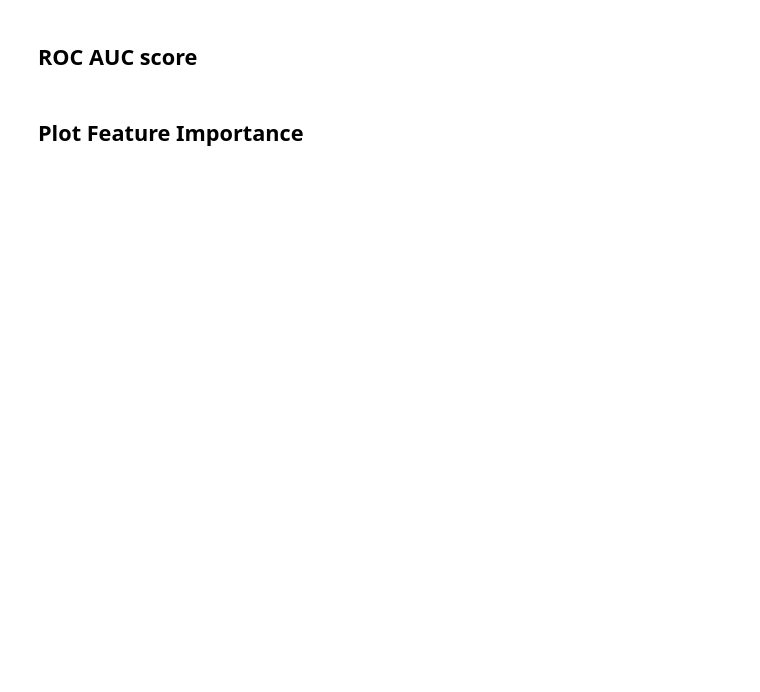
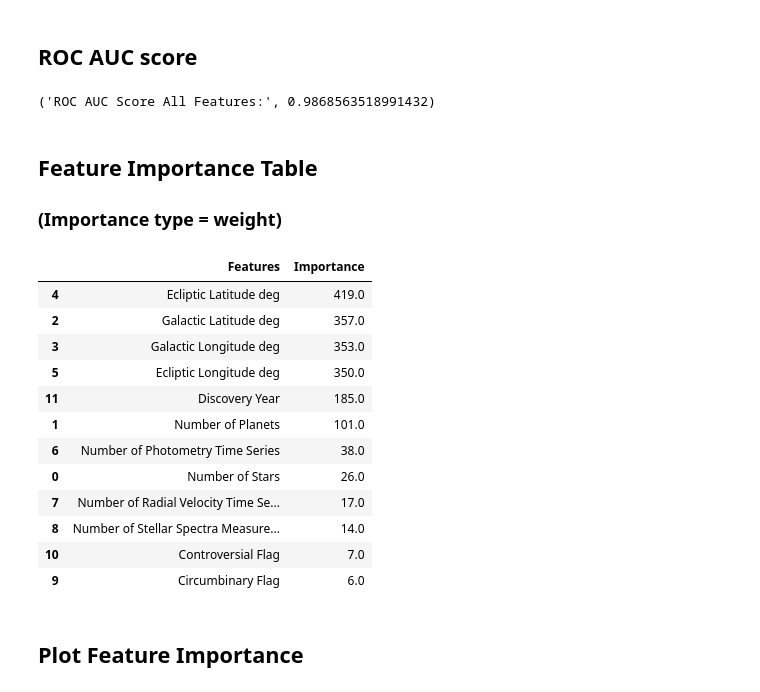
Before and after one commit to KevinCollazos64/Exoplanet-Discovery-Method-ML, a Jupyter notebook: Exoplanet_Composite_XGBoost_All_Features.ipynb, the cells around one changed output. Cells and saved outputs as stored; diff of their text form; code cells hidden in the pictures; blank space fills up the shorter version.

Commit message:
trained and evaluated xgboost model performance including all features after initial preprocessing. Gained insight on features to exclude in the refined features xgboost model

```diff
--- a/Exoplanet_Composite_XGBoost_All_Features.ipynb
+++ b/Exoplanet_Composite_XGBoost_All_Features.ipynb
@@ -58,5 +58,14 @@ from sklearn.metrics import classification_report, accuracy_score, roc_auc_score
 import matplotlib.pyplot as plt
 
 xgb_model_all = xgb.XGBClassifier(use_label_encoder = False, eval_metric = 'logloss')
-xgb_model_all.fit(x_train, y_train)
+
+
+# XGBoost models can't have [, ] or < characters in feature names
+# One or more of these characters are present in our features (ex: Ecliptic Latitude [deg])
+# Use lambda to rename features and run the model
+
+x_train_clean = x_train.rename(columns=lambda x: x.replace('[', '').replace(']', '').replace('<', '').replace('>', ''))
+x_test_clean = x_test.rename(columns=lambda x: x.replace('[', '').replace(']', '').replace('<', '').replace('>', ''))
+
+xgb_model_all.fit(x_train_clean, y_train)
 # %% [output]
@@ -71,10 +128,43 @@ y_pred_xgb_all = xgb_model_all.predict(x_test)
 # %% [markdown]
 ## ROC AUC score
 # %%
-y_prob_xgb_all = xgb_model_all.predict_proba(x_test)[:,1]
+y_prob_xgb_all = xgb_model_all.predict_proba(x_test_clean)[:,1]
 roc_auc_xgb_all = roc_auc_score(y_test, y_prob_xgb_all)
 
 ('ROC AUC Score All Features:', roc_auc_xgb_all)
+# %% [output]
+('ROC AUC Score All Features:', 0.9868563518991432)
+# %% [markdown]
+## Feature Importance Table
+### (Importance type = weight)
+# %%
+importance_type = 'weight'
+
+# extract importance of type weight from the xgb model
+feature_importances = xgb_model_all.get_booster().get_score(importance_type = importance_type)
+
+# extract feature names
+feature_names = x_train.columns
+
+
+# create pd df with the extracted information and sort features by importance (type =  weight)
+feature_importance_df = pd.DataFrame(list(feature_importances.items()), columns = ['Features', 'Importance']).sort_values(by='Importance', ascending=False)
+
+feature_importance_df
+# %% [output]
+|  | Features | Importance |
+| 4 | Ecliptic Latitude deg | 419.0 |
+| 2 | Galactic Latitude deg | 357.0 |
+| 3 | Galactic Longitude deg | 353.0 |
+| 5 | Ecliptic Longitude deg | 350.0 |
+| 11 | Discovery Year | 185.0 |
+| 1 | Number of Planets | 101.0 |
+| 6 | Number of Photometry Time Series | 38.0 |
+| 0 | Number of Stars | 26.0 |
+| 7 | Number of Radial Velocity Time Se... | 17.0 |
+| 8 | Number of Stellar Spectra Measure... | 14.0 |
+| 10 | Controversial Flag | 7.0 |
+| 9 | Circumbinary Flag | 6.0 |
 # %% [markdown]
 ## Plot Feature Importance
 # %%
```
Also changed, not shown: parts of 8 cells of this notebook.
